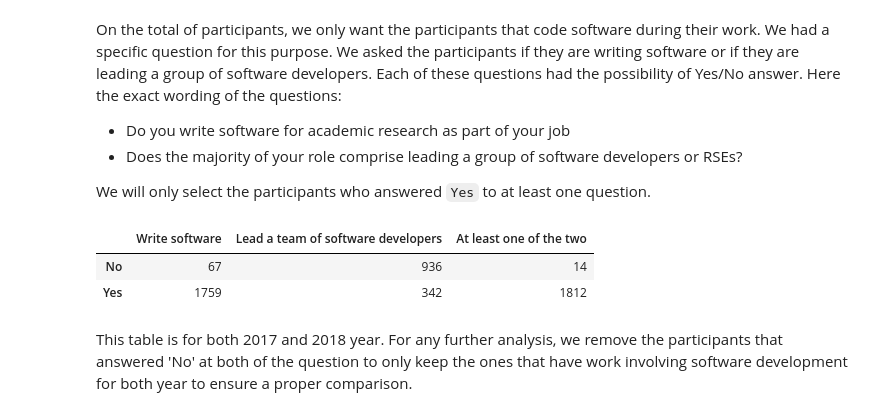
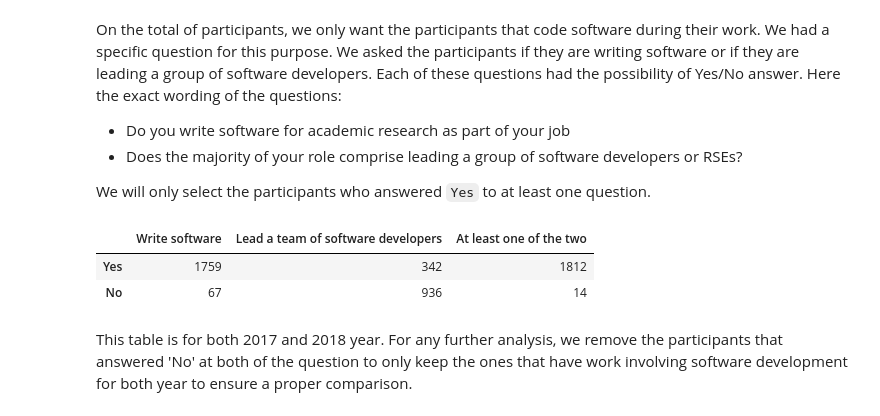
Before and after one commit to softwaresaved/international-survey, a Jupyter notebook: analysis/2018/1. Overview and sampling.ipynb, the cells around one changed output. Saved outputs shown, nothing was run; the diff lists cells and outputs as text; code cells hidden in the pictures.

```diff
--- a/analysis/2018/1. Overview and sampling.ipynb
+++ b/analysis/2018/1. Overview and sampling.ipynb
@@ -221,24 +223,24 @@ We will only select the participants who answered `Yes` to at least one question
 # %%
 # Get the count of Y/N for the software developers
 soft_dev = df['rse1. Do you write software for academic research as part of your job'].value_counts().to_frame()
 
 # Get the count of Y/N for the leader developers
 soft_lead = df['rse4de. Does the majority of your role comprise leading a group of software developers or RSEs?'].value_counts().to_frame()
 
 # Get the count for Y/N to any of the question
 df['any_rse'] = np.where((df['rse1. Do you write software for academic research as part of your job'] == 'Yes') | (df['rse4de. Does the majority of your role comprise leading a group of software developers or RSEs?']), 'Yes', 'No')
 soft_any = df['any_rse'].value_counts().to_frame()
 
 # Create one df
-result = pd.concat([soft_dev, soft_lead, soft_any], axis=1)#, sort=False)
+result = pd.concat([soft_dev, soft_lead, soft_any], axis=1, sort=False)
 
 # Rename columns
 result.columns = ['Write software', 'Lead a team of software developers', 'At least one of the two']
 result
 # %% [output]
 |  | Write software | Lead a team of software developers | At least one of the two |
+| Yes | 1759 | 342 | 1812 |
 | No | 67 | 936 | 14 |
-| Yes | 1759 | 342 | 1812 |
 # %% [markdown]
 This table is for both 2017 and 2018 year. For any further analysis, we remove the participants that answered 'No' at both of the question to only keep the ones that have work involving software development for both year to ensure a proper comparison.
 # %%
```
Also changed, not shown: parts of 5 cells of this notebook, 8 other files.
